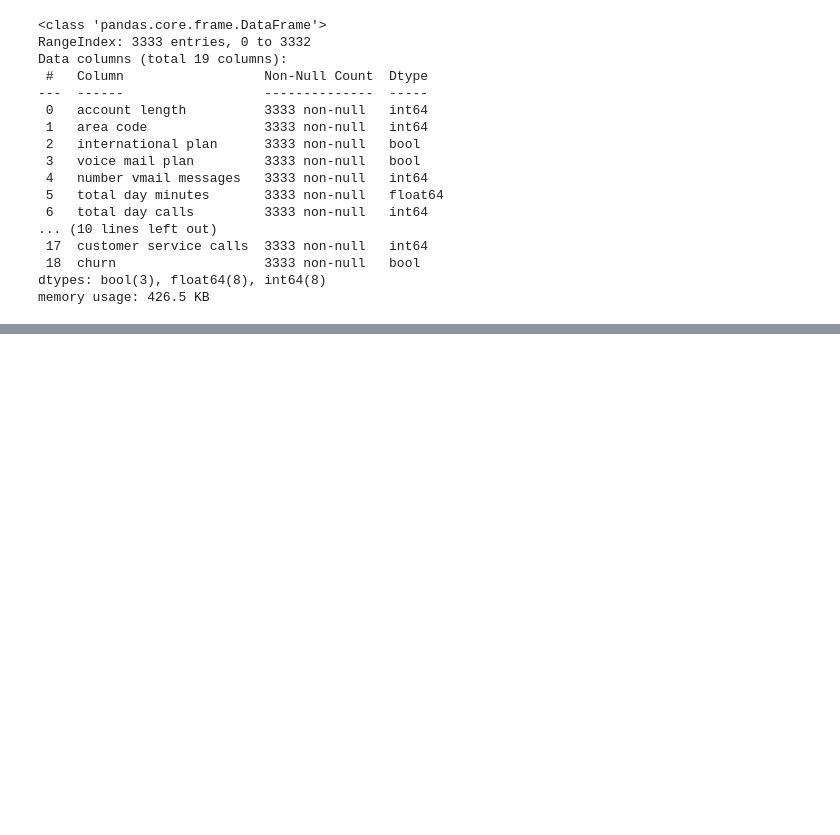
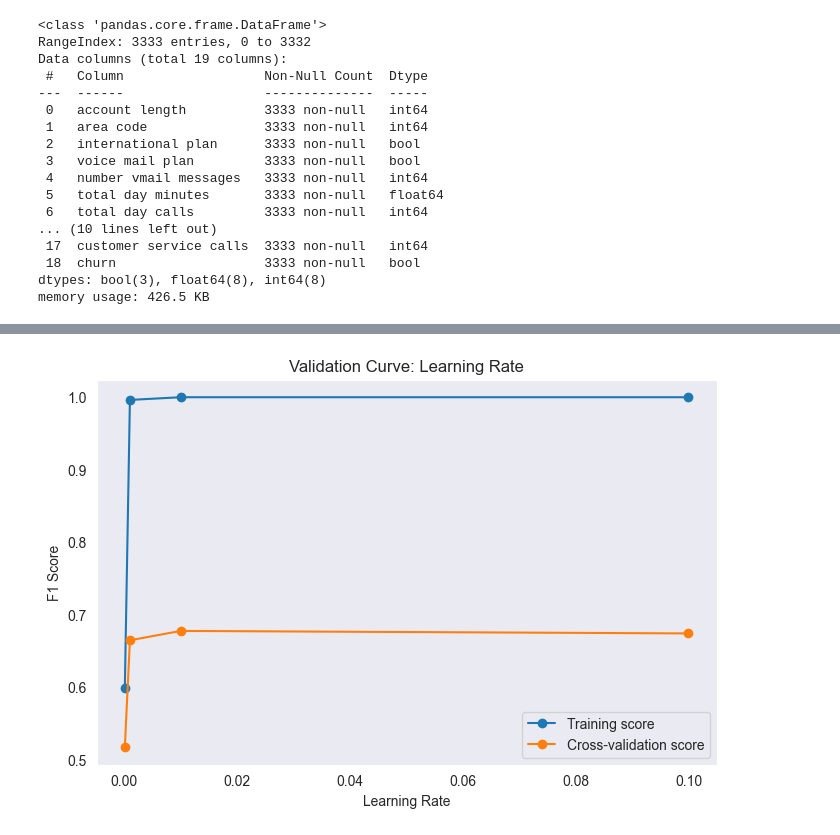
Before and after one commit to SerhiiHerashchenko/PyCharmMiscProject, a Jupyter notebook: ML/notebook3.ipynb, the cells around one changed output, grey strips where cells are left out. Cells and saved outputs as stored; diff of their text form; code cells hidden in the pictures; blank space fills up the shorter version.

```diff
--- a/notebook.ipynb
+++ b/ML/notebook3.ipynb
@@ -334,4 +196,0 @@ accuracy = 0.8797
-# %%
-knn = KNeighborsClassifier(n_neighbors=5, weights='distance', p=best_p)
-knn.fit(X_train, y_train)
-y_pred = knn.predict(X_valid)
@@ -344,0 +197,12 @@ print(np.mean(scores))
+# %%
+mlp = MLPClassifier(random_state=42, max_iter=1000)
+mlp.fit(X_train_scaled, y_train)
+
+y_pred = mlp.predict(X_test_scaled)
+y_prob = mlp.predict_proba(X_test_scaled)[:, 1]
+
+print("MLP")
+print("Accuracy:", accuracy_score(y_test, y_pred))
+print("ROC-AUC:", roc_auc_score(y_test, y_prob))
+print("Classification Report:\n", classification_report(y_test, y_pred))
+print("Confusion Matrix:\n", confusion_matrix(y_test, y_pred))
@@ -344,0 +226,58 @@ print(np.mean(scores))
+# %%
+param_dist = {
+    'hidden_layer_sizes': [(50,), (100,), (50, 50), (100, 50)],
+    'activation': ['tanh', 'relu'],
+    'learning_rate_init': [0.001, 0.01, 0.05],
+    'alpha': [0.0001, 0.001, 0.01]
+}
+
+random_search = RandomizedSearchCV(
+    MLPClassifier(max_iter=1000, random_state=42),
+    param_distributions=param_dist,
+    n_iter=10,
+    cv=3,
+    scoring='f1',
+    n_jobs=-1,
+    random_state=42
+)
+
+random_search.fit(X_train_scaled, y_train)
+
+print(f"Best params: {random_search.best_params_}")
+print(f"F1-score: {random_search.best_score_:.4f}")
+
+# Оцінка найкращої моделі на тесті
+best_mlp = random_search.best_estimator_
+y_pred_best = best_mlp.predict(X_test_scaled)
+print(classification_report(y_test, y_pred_best))
+
+param_range = [0.0001, 0.001, 0.01, 0.1]
+train_scores, test_scores = validation_curve(
+    MLPClassifier(hidden_layer_sizes=random_search.best_params_['hidden_layer_sizes'],
+                  activation=random_search.best_params_['activation'],
+                  max_iter=500, random_state=42),
+    X_train_scaled, y_train,
+    param_name="learning_rate_init",
+    param_range=param_range,
+    scoring="f1",
+    cv=3,
+    n_jobs=-1
+)
+
+def plot_validation_curve(param_range, train_scores, test_scores, title, xlabel):
+    train_mean = np.mean(train_scores, axis=1)
+    test_mean = np.mean(test_scores, axis=1)
+
+    plt.figure(figsize=(8, 5))
+    plt.plot(param_range, train_mean, label="Training score", marker='o')
+    plt.plot(param_range, test_mean, label="Cross-validation score", marker='o')
+    plt.title(title)
+    plt.xlabel(xlabel)
+    plt.ylabel("F1 Score")
+    plt.legend(loc="best")
+    plt.grid()
+    plt.show()
+
+plot_validation_curve(param_range, train_scores, test_scores,
+                      "Validation Curve: Learning Rate", "Learning Rate")
+# %% [output]
@@ -344,0 +294 @@ print(np.mean(scores))
+[figure, added]
```
Also changed, not shown: parts of 39 cells of this notebook, 2 other files.
